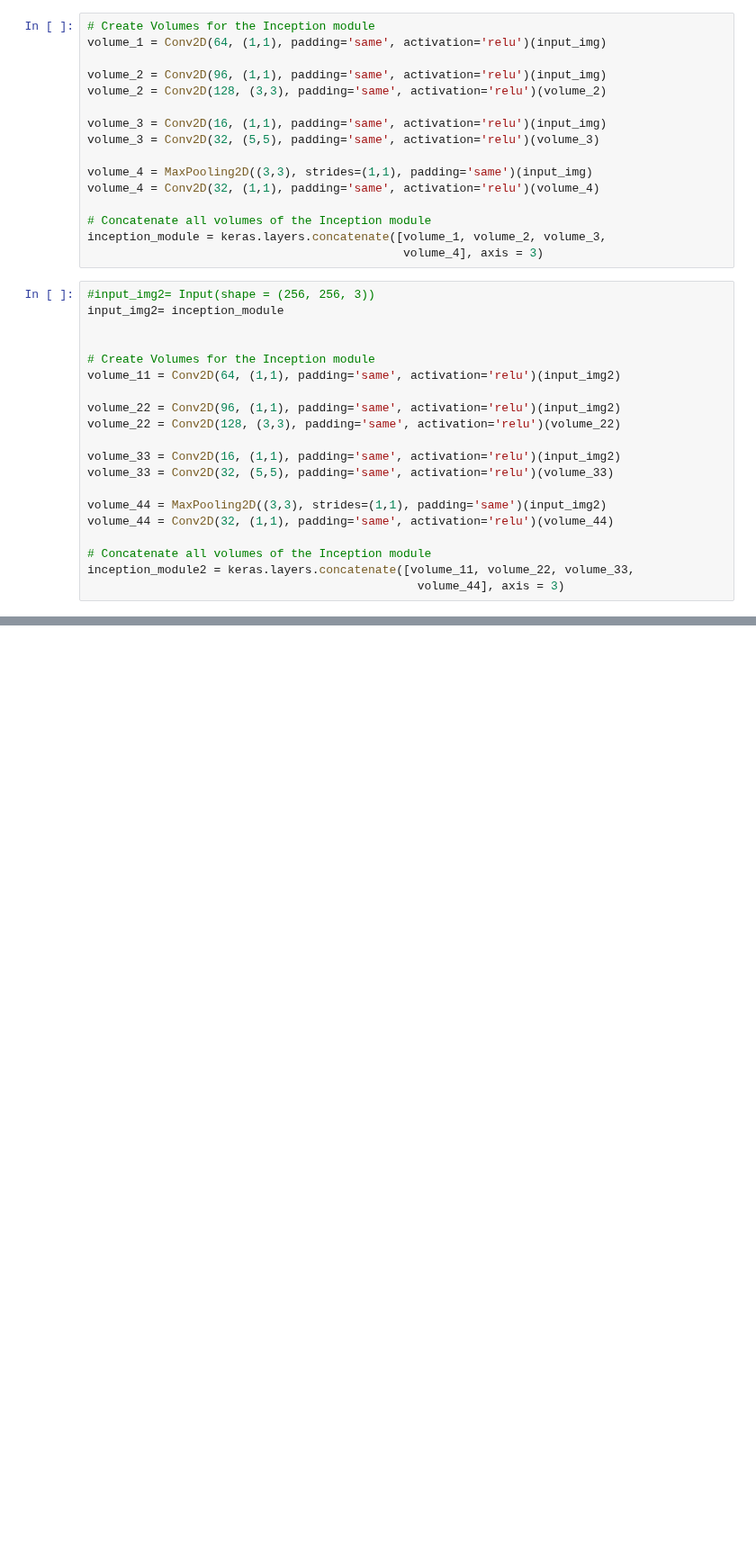
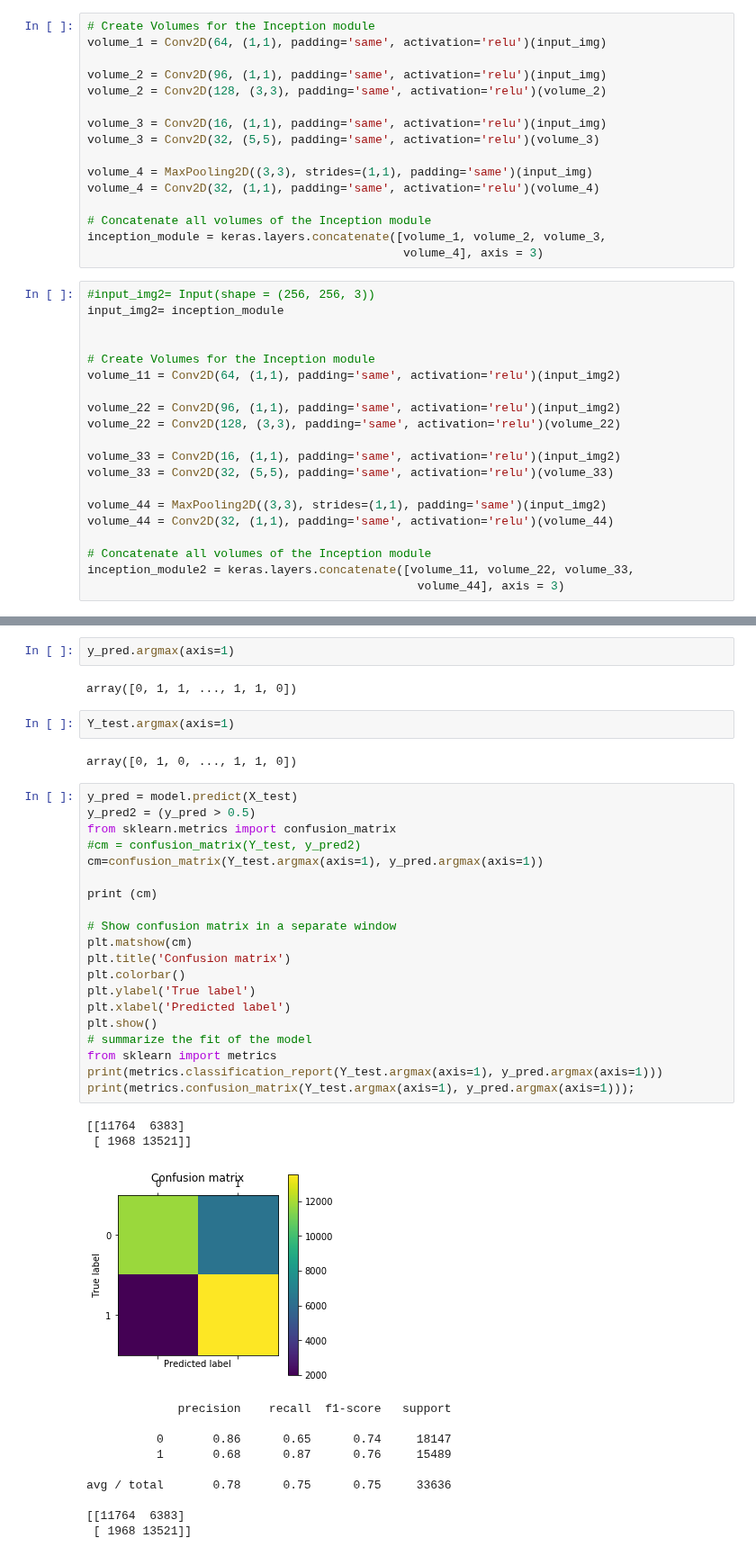
Before and after one commit to Alfergani1965/DL-Class, a Jupyter notebook: class_project.ipynb, the cells around one changed output, grey strips where cells are left out. Shown at 90% size. Cells and saved outputs as stored; diff of their text form; blank space fills up the shorter version.

```diff
--- a/class_project.ipynb
+++ b/class_project.ipynb
@@ -189,0 +291,41 @@ plt.show()
+# %%
+y_pred.argmax(axis=1)
+# %% [output]
+array([0, 1, 1, ..., 1, 1, 0])
+# %%
+Y_test.argmax(axis=1)
+# %% [output]
+array([0, 1, 0, ..., 1, 1, 0])
+# %%
+y_pred = model.predict(X_test)
+y_pred2 = (y_pred > 0.5)
+from sklearn.metrics import confusion_matrix
+#cm = confusion_matrix(Y_test, y_pred2)
+cm=confusion_matrix(Y_test.argmax(axis=1), y_pred.argmax(axis=1))
+
+print (cm)
+
+# Show confusion matrix in a separate window
+plt.matshow(cm)
+plt.title('Confusion matrix')
+plt.colorbar()
+plt.ylabel('True label')
+plt.xlabel('Predicted label')
+plt.show()
+# summarize the fit of the model
+from sklearn import metrics
+print(metrics.classification_report(Y_test.argmax(axis=1), y_pred.argmax(axis=1)))
+print(metrics.confusion_matrix(Y_test.argmax(axis=1), y_pred.argmax(axis=1)));
+# %% [output]
+[[11764  6383]
+ [ 1968 13521]]
+[figure, added]
+             precision    recall  f1-score   support
+
+          0       0.86      0.65      0.74     18147
+          1       0.68      0.87      0.76     15489
+
+avg / total       0.78      0.75      0.75     33636
+
+[[11764  6383]
+ [ 1968 13521]]
```
Also changed, not shown: parts of 33 cells of this notebook.
